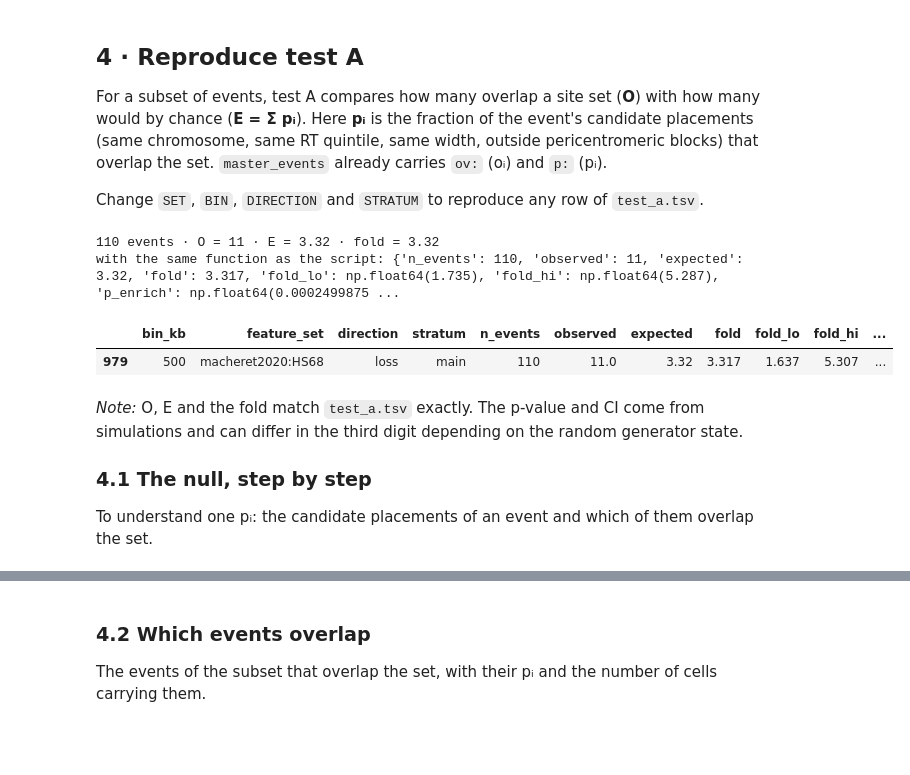
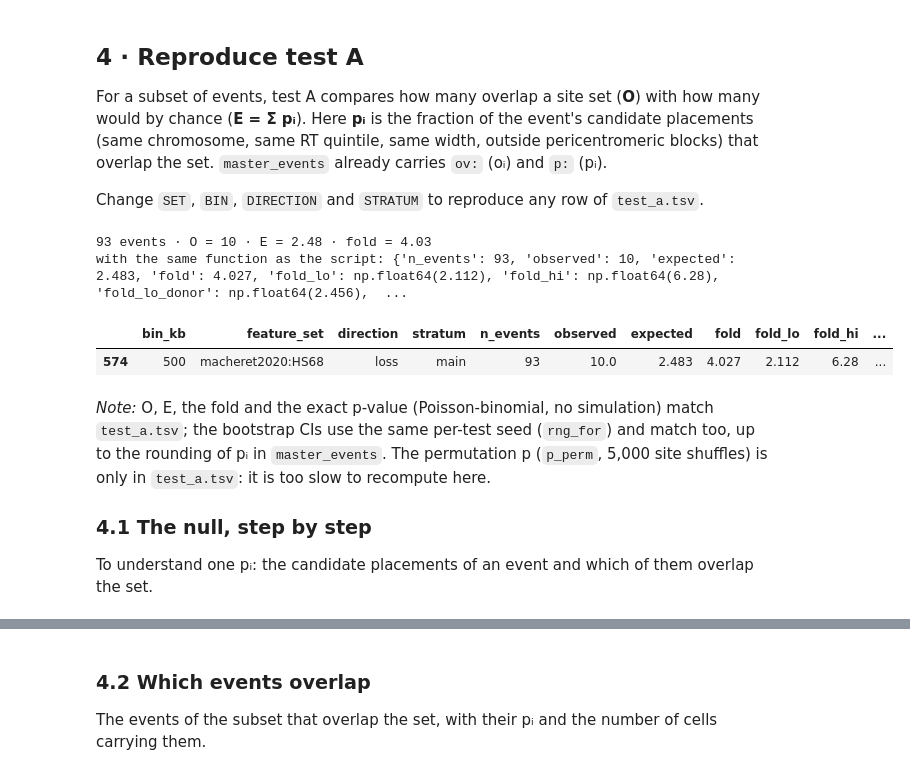
Before and after one commit to Juanmaria-rr/normalTissue_cnv_cfs, a Jupyter notebook: notebooks/02_enrichment_exploration.ipynb, the cells around one changed output, grey strips where cells are left out. Drawn from its saved outputs; the diff is of its cells as text; code cells hidden in the pictures; blank space fills up the shorter version.

```diff
--- a/notebooks/02_enrichment_exploration.ipynb
+++ b/notebooks/02_enrichment_exploration.ipynb
@@ -221,27 +218,26 @@ Change `SET`, `BIN`, `DIRECTION` and `STRATUM` to reproduce any row of `test_a.t
 # %%
 SET, BIN, DIRECTION, STRATUM = "macheret2020:HS68", 500, "loss", "main"
 
 x = ev[(ev.set == "main") & (ev.bin_kb == BIN) & (ev.type == "interstitial")]
 if DIRECTION != "all":
     x = x[x.direction == DIRECTION]
 x = x[x.stratum.isin(["E2", "E3", "E4"])] if STRATUM == "main" else x[x.stratum == STRATUM]
 x = x[x[f"p:{SET}"].notna()]
 O, E = int(x[f"ov:{SET}"].sum()), x[f"p:{SET}"].sum()
 print(f"{len(x)} events · O = {O} · E = {E:.2f} · fold = {O / E:.2f}")
 
-rng = np.random.default_rng(1)
-r = stats(x[f"ov:{SET}"].values.astype(bool), x[f"p:{SET}"].values, rng)
+r = stats(x[f"ov:{SET}"].values.astype(bool), x[f"p:{SET}"].values, x.donor.values, rng_for(1, BIN, SET, DIRECTION, STRATUM))
 print("with the same function as the script:", r)
 
 ta = pd.read_csv(f"{RES}/main/test_a.tsv", sep="\t")
 display(ta[(ta.feature_set == SET) & (ta.bin_kb == BIN) & (ta.direction == DIRECTION) & (ta.stratum == STRATUM)])
 # %% [output]
-110 events · O = 11 · E = 3.32 · fold = 3.32
-with the same function as the script: {'n_events': 110, 'observed': 11, 'expected': 3.32, 'fold': 3.317, 'fold_lo': np.float64(1.735), 'fold_hi': np.float64(5.287), 'p_enrich': np.float64(0.0002499875 ...
+93 events · O = 10 · E = 2.48 · fold = 4.03
+with the same function as the script: {'n_events': 93, 'observed': 10, 'expected': 2.483, 'fold': 4.027, 'fold_lo': np.float64(2.112), 'fold_hi': np.float64(6.28), 'fold_lo_donor': np.float64(2.456),  ...
 |  | bin_kb | feature_set | direction | stratum | n_events | observed | expected | fold | fold_lo | fold_hi | ... |
-| 979 | 500 | macheret2020:HS68 | loss | main | 110 | 11.0 | 3.32 | 3.317 | 1.637 | 5.307 | ... |
+| 574 | 500 | macheret2020:HS68 | loss | main | 93 | 10.0 | 2.483 | 4.027 | 2.112 | 6.28 | ... |
 # %% [markdown]
-*Note:* O, E and the fold match `test_a.tsv` exactly. The p-value and CI come from simulations and can differ in the third digit depending on the random generator state.
+*Note:* O, E, the fold and the exact p-value (Poisson-binomial, no simulation) match `test_a.tsv`; the bootstrap CIs use the same per-test seed (`rng_for`) and match too, up to the rounding of pᵢ in `master_events`. The permutation p (`p_perm`, 5,000 site shuffles) is only in `test_a.tsv`: it is too slow to recompute here.
 
 ### 4.1 The null, step by step
 
```
Also changed, not shown: parts of 11 cells of this notebook, 29 other files.
